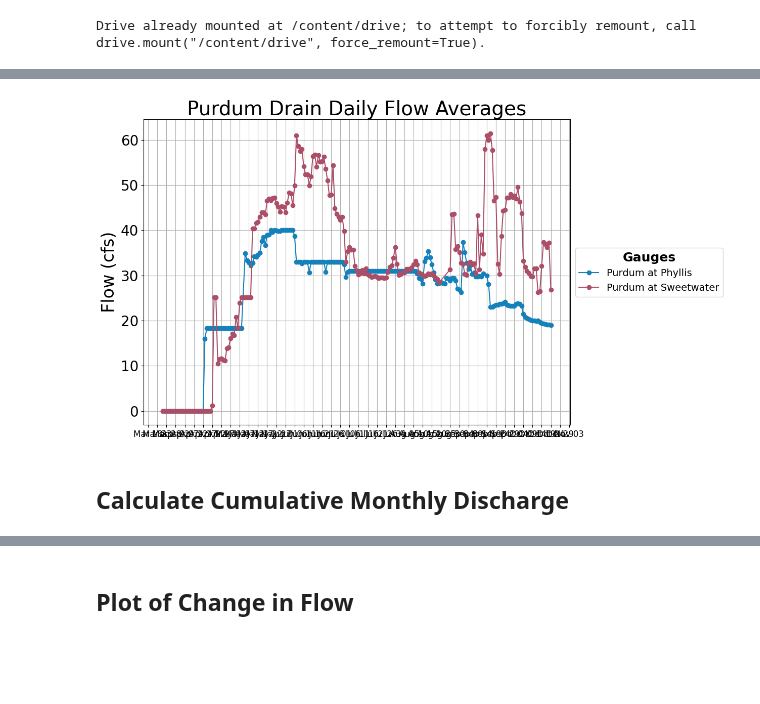
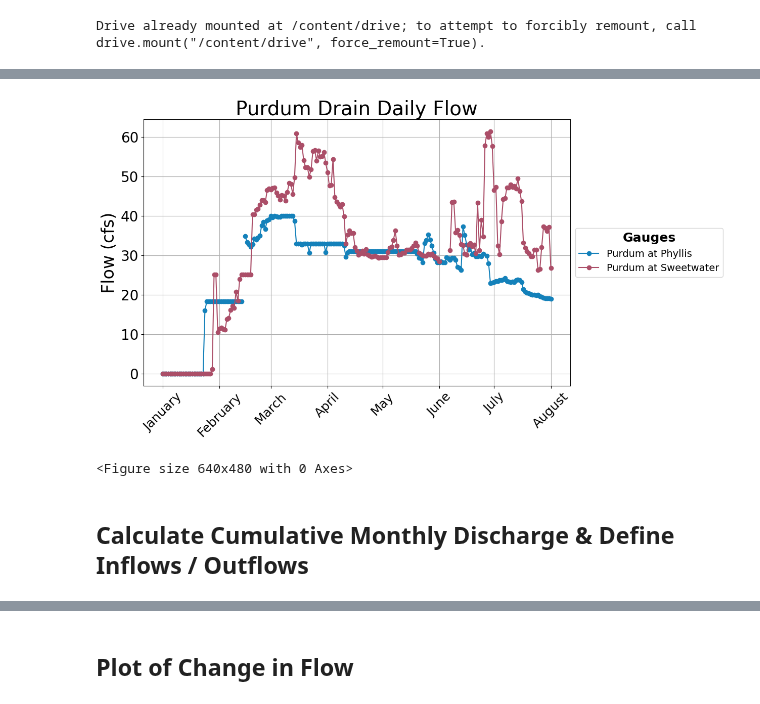
Before and after one commit to carlibeisel/mason_water_budget, a Jupyter notebook: reach_drainflow.ipynb, the cells around one changed output, grey strips where cells are left out. Saved outputs shown, nothing was run; the diff lists cells and outputs as text; code cells hidden in the pictures; blank space fills up the shorter version.

```diff
--- a/reach_drainflow.ipynb
+++ b/reach_drainflow.ipynb
@@ -175,7 +175,7 @@ df = pd.read_csv('/content/drive/MyDrive/Data/Mason Water Budget/data_output/dra
 ##  Superimposed Plot of Daily Data   ##
 ## ---------------------------------- ##
 
-filtered_df = df[(df[date_column_name] >= start_date) & (df[date_column_name] <= end_date)]
+filtered_df = df[(df['Date'] >= start_date) & (df['Date'] <= end_date)]
 
 color_palette = ['#4C934C', '#2292A4','#63264A', '#9B3D12']
 
@@ -226,9 +226,9 @@ plt.figure(figsize=(14, 7))
 
 for i, gauge in enumerate(selected_gauges):
     gauge_data = filtered_gauge_df[filtered_gauge_df['Gauge'] == gauge]
-    plt.plot(gauge_data['Date'], gauge_data['Flow'], marker='o', color=color_palette[i % len(color_palette)], label=gauge)
+    plt.plot(gauge_data['Date'], gauge_data['Flow(cfs)'], marker='o', color=color_palette[i % len(color_palette)], label=gauge)
 
-plt.title('Mason Creek Daily Flow Averages', fontsize=28)
+plt.title('Mason Creek Daily Flow', fontsize=28)
 plt.xlabel('')
 plt.ylabel('Flow (cfs)', fontsize=24)
 plt.grid(True)
@@ -237,7 +237,8 @@ plt.grid(True)
 plt.gca().xaxis.set_major_locator(mdates.MonthLocator())
 plt.gca().xaxis.set_major_formatter(mdates.DateFormatter('%B'))
 
-plt.xticks(fontsize=12)
+plt.xticks(fontsize=18)
+plt.xticks(rotation=45)
 plt.yticks(fontsize=20)
 
 legend = plt.legend(title='Gauges', fontsize=14, loc='center left', bbox_to_anchor=(1, 0.5))
@@ -267,9 +268,9 @@ plt.figure(figsize=(14, 7))
 
 for i, gauge in enumerate(selected_gauges):
     gauge_data = filtered_gauge_df[filtered_gauge_df['Gauge'] == gauge]
-    plt.plot(gauge_data['Date'], gauge_data['Flow'], marker='o', color=color_palette[i % len(color_palette)], label=gauge)
+    plt.plot(gauge_data['Date'], gauge_data['Flow(cfs)'], marker='o', color=color_palette[i % len(color_palette)], label=gauge)
 
-plt.title('Solomon Drain Daily Flow Averages', fontsize=28)
+plt.title('Solomon Drain Daily Flow', fontsize=28)
 plt.xlabel('')
 plt.ylabel('Flow (cfs)', fontsize=24)
 plt.grid(True)
@@ -278,7 +279,8 @@ plt.grid(True)
 plt.gca().xaxis.set_major_locator(mdates.MonthLocator())
 plt.gca().xaxis.set_major_formatter(mdates.DateFormatter('%B'))
 
-plt.xticks( fontsize=12)
+plt.xticks( fontsize=18)
+plt.xticks(rotation=45)
 plt.yticks(fontsize=20)
 
 
@@ -296,46 +298,48 @@ plt.show()
 ## ---------------------------------- ##
 
 # PURDUM GAUGES ONLY
 
 selected_gauges = ['Purdum at Phyllis', 'Purdum at Sweetwater']
 
 color_palette = ['#1481BA', '#AB4E68']
 
 # Filter the DataFrame for the selected gauges
 filtered_gauge_df = filtered_df[filtered_df['Gauge'].isin(selected_gauges)]
 
 # Plotting
 plt.figure(figsize=(14, 7))
 
 for i, gauge in enumerate(selected_gauges):
     gauge_data = filtered_gauge_df[filtered_gauge_df['Gauge'] == gauge]
-    plt.plot(gauge_data['Date'], gauge_data['Flow'], marker='o', color=color_palette[i % len(color_palette)], label=gauge)
+    plt.plot(gauge_data['Date'], gauge_data['Flow(cfs)'], marker='o', color=color_palette[i % len(color_palette)], label=gauge)
 
-plt.title('Purdum Drain Daily Flow Averages', fontsize=28)
-plt.xlabel('', fontsize = 1)
+plt.title('Purdum Drain Daily Flow', fontsize=28)
+plt.xlabel('')
 plt.ylabel('Flow (cfs)', fontsize=24)
 plt.grid(True)
 
 # Set x-axis major locator to show ticks at the start of every month and format to month names
-#plt.gca().xaxis.set_major_locator(mdates.MonthLocator())
-#plt.gca().xaxis.set_major_formatter(mdates.DateFormatter('%B'))
+plt.gca().xaxis.set_major_locator(mdates.MonthLocator())
+plt.gca().xaxis.set_major_formatter(mdates.DateFormatter('%B'))
 
-# Set x-axis major locator to show ticks every five days and format to month and day
-plt.gca().xaxis.set_major_locator(mdates.DayLocator(interval=5))
-plt.gca().xaxis.set_major_formatter(mdates.DateFormatter('%b %d'))  # '%b %d' shows abbreviated month and day
+plt.xticks( fontsize=18)
+plt.xticks(rotation=45)
+plt.yticks(fontsize=20)
 
-plt.xticks(fontsize=12)
-plt.yticks(fontsize=20)
 
 legend = plt.legend(title='Gauges', fontsize=14, loc='center left', bbox_to_anchor=(1, 0.5))
 plt.setp(legend.get_title(), fontsize=18, fontweight='bold')
+
 plt.tight_layout(rect=[0, 0, 0.9, 1])
+plt.savefig('/content/drive/MyDrive/Data/Mason Water Budget/data_output/drainflow_out/Figures/solomon_flow.png', dpi=300, bbox_inches='tight')
+plt.show()
 plt.savefig('/content/drive/MyDrive/Data/Mason Water Budget/data_output/drainflow_out/Figures/purdum_flow.png', dpi=300, bbox_inches='tight')
 plt.show()
 # %% [output]
-[figure, old version]
+[figure, new version]
+<Figure size 640x480 with 0 Axes>
 # %% [markdown]
-## Calculate Cumulative Monthly Discharge
+## Calculate Cumulative Monthly Discharge & Define Inflows / Outflows
 # %%
 # ----------------------------------------------- #
 # Calculate the total volume of monthly flow (AF)
```
Also changed, not shown: parts of 7 cells of this notebook.
